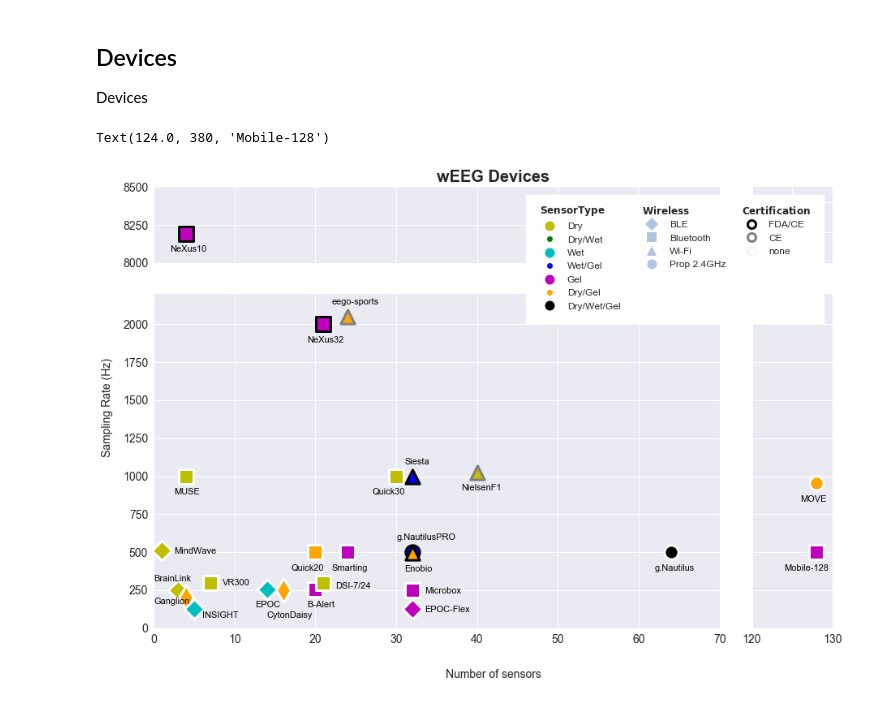
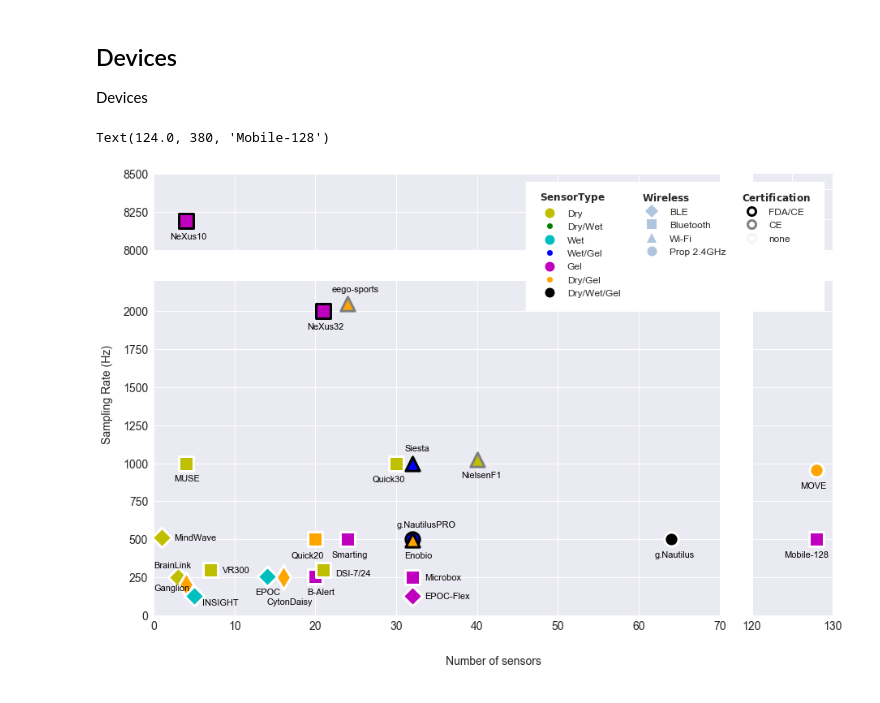
Before and after one commit to guiomar/wEEG, a Jupyter notebook: wEEG-systems.ipynb, the cells around one changed output. Drawn from its saved outputs; the diff is of its cells as text; code cells hidden in the pictures.

```diff
--- a/wEEG-systems.ipynb
+++ b/wEEG-systems.ipynb
@@ -99,7 +99,7 @@ for ii in range(len(DATOS)):
     bax.scatter(DATOS['sensors'][ii], DATOS['sampling'][ii],s=DATOS['markersize'][ii],marker=DATOS['marker'][ii],
                 facecolor=DATOS['color'][ii],edgecolor=DATOS['borde'][ii],linewidth=3)
 
-plt.title('wEEG Devices', fontweight='bold', fontsize=20)
+#plt.title('wEEG Devices', fontweight='bold', fontsize=20)
 bax.set_xlabel('Number of sensors', fontsize=14, labelpad=1)
 bax.set_ylabel('Sampling Rate (Hz)', fontsize=14, labelpad=50)
 #plt.xticks(fontsize=FS)
@@ -182,31 +182,31 @@ bax.axs[2].text(DATOS['sensors'][11]+1.5, DATOS['sampling'][11]-40, 'DSI-7/24',
 # 12 NeXus-32
 bax.axs[2].text(DATOS['sensors'][12]-2, DATOS['sampling'][12]-120, 'NeXus32', color='k',fontsize=fs)
 # 13 Smarting
 bax.axs[2].text(DATOS['sensors'][13]-2, DATOS['sampling'][13]-120, 'Smarting', color='k',fontsize=fs)
 # 14 eego sports
 bax.axs[2].text(DATOS['sensors'][14]-2, DATOS['sampling'][14]+80, 'eego-sports', color='k',fontsize=fs)
 # 15 Quick 30
 bax.axs[2].text(DATOS['sensors'][15]-3, DATOS['sampling'][15]-120, 'Quick30', color='k',fontsize=fs)
 # 16 Microbox
 bax.axs[2].text(DATOS['sensors'][16]+1.5, DATOS['sampling'][16]-20, 'Microbox', color='k',fontsize=fs)
 # 17 g.Nautilus PRO
 bax.axs[2].text(DATOS['sensors'][17]-2, DATOS['sampling'][17]+80, 'g.NautilusPRO', color='k',fontsize=fs)
 # 18 Enobio
 bax.axs[2].text(DATOS['sensors'][18]-1, DATOS['sampling'][18]-120, 'Enobio', color='k',fontsize=fs)
 # 19 Siesta Wireless
 bax.axs[2].text(DATOS['sensors'][19]-1, DATOS['sampling'][19]+80, 'Siesta', color='k',fontsize=fs)
 # 20 EPOC Flex
 bax.axs[2].text(DATOS['sensors'][20]+1.5, DATOS['sampling'][20]-20, 'EPOC-Flex', color='k',fontsize=fs)
 # 21 Nielsen F1
 bax.axs[2].text(DATOS['sensors'][21]-2, DATOS['sampling'][21]-120, 'NielsenF1', color='k',fontsize=fs)
 # 22 g.Nautilus
 bax.axs[2].text(DATOS['sensors'][22]-2, DATOS['sampling'][22]-120, 'g.Nautilus', color='k',fontsize=fs)
 # 23 MOVE
 bax.axs[3].text(DATOS['sensors'][23]-2, DATOS['sampling'][23]-120, 'MOVE', color='k',fontsize=fs)
 # 24 Mobile 128
 bax.axs[3].text(DATOS['sensors'][24]-4, DATOS['sampling'][24]-120, 'Mobile-128', color='k',fontsize=fs)
 
 #plt.show()
 # %% [output]
 Text(124.0, 380, 'Mobile-128')
-[figure, old version]
+[figure, new version]
```
